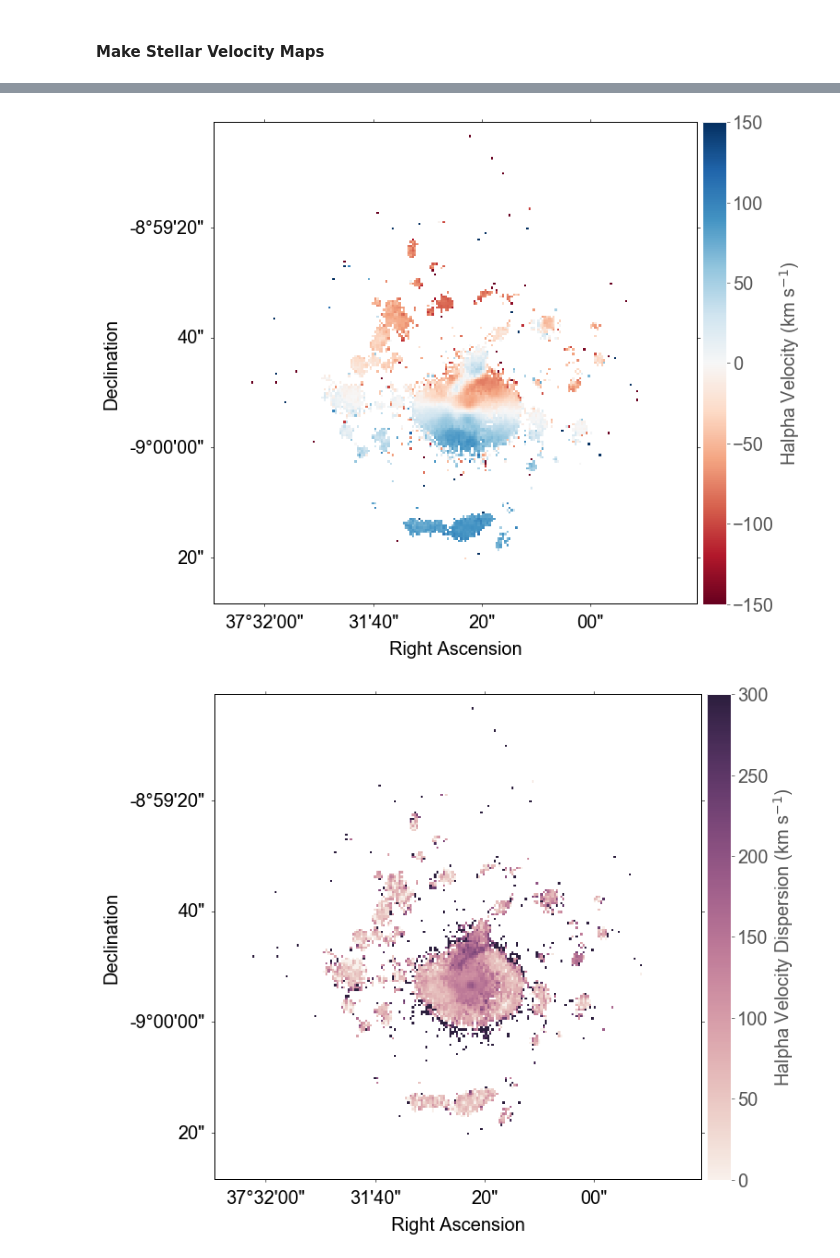
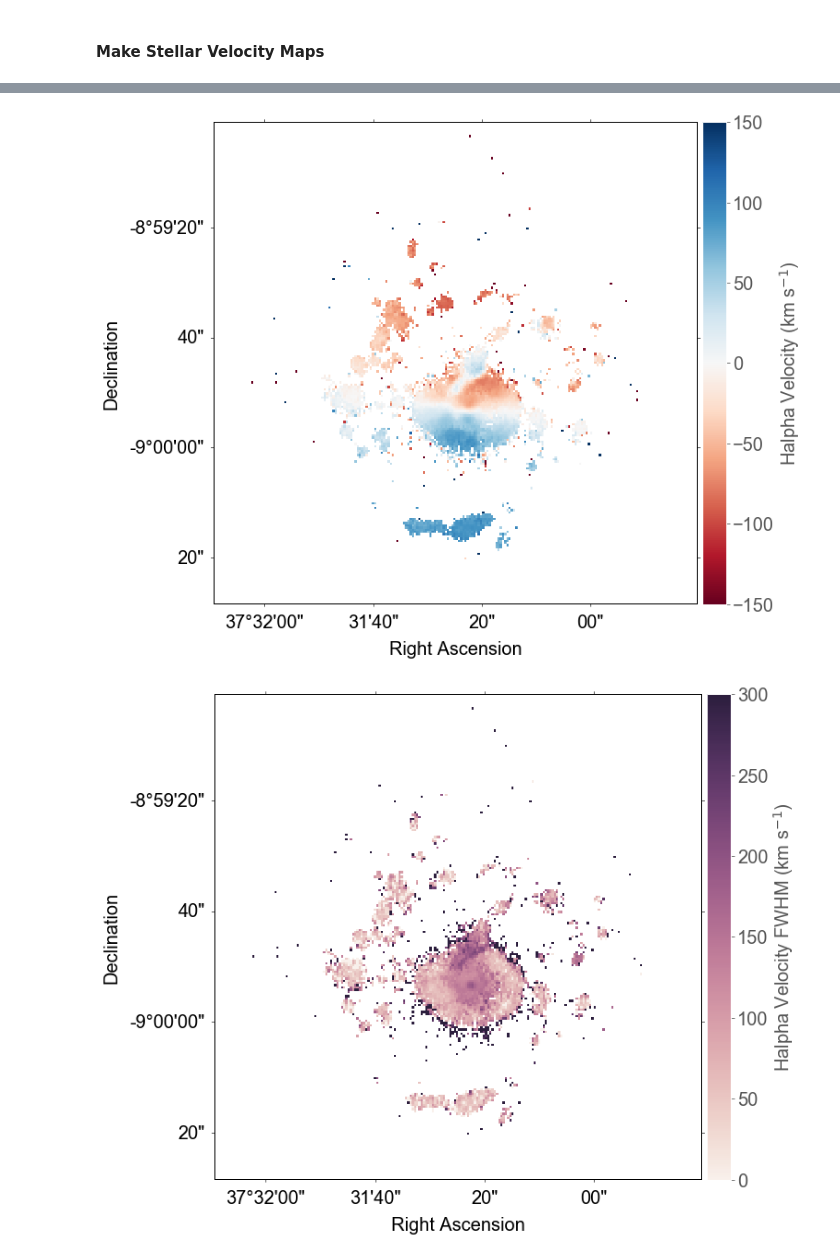
Before and after one commit to granttremblay/Merry_Paper, a Jupyter notebook: MerryMaps.ipynb, the cells around one changed output, grey strips where cells are left out. Cells and saved outputs as stored; diff of their text form; code cells hidden in the pictures.

```diff
--- a/MerryMaps.ipynb
+++ b/MerryMaps.ipynb
@@ -370,7 +370,7 @@ Saved Kinemetry Table to HE0351_kinemetry_table.dat
 he0227_elinetable = cars_data_directory + 'HE0227-0913.eline_table.fits'
 he0351_elinetable = cars_data_directory + 'HE0351+0240.eline_table.fits'
 # %%
-def make_elines(elinetable, eline, fovimage, redshift, name, snthresh=4, velocity_thresh=None, project_by_median=True, project_by_redshift=False, cropbox=None, zoom=False, zoombox=None, wcs=True, nancolor='white', colorbar_scalefactor=0.047, flux_vmin=0, flux_vmax=1, fluxlog=False, vel_vmin=-500, vel_vmax=500, disp_vmin=0, disp_vmax=300, save=True, file_save_directory="./"):
+def make_elines(elinetable, eline, fovimage, redshift, name, snthresh=4, velocity_thresh=None, project_by_median=True, project_by_redshift=False, cropbox=None, zoom=False, zoombox=None, wcs=True, nancolor='white', colorbar_scalefactor=0.047, flux_vmin=0, flux_vmax=1, fluxlog=False, vel_vmin=-500, vel_vmax=500, fwhm_vmin=0, fwhm_vmax=300, save=True, file_save_directory="./"):
 
     table = fits.getdata(elinetable, 1)
 
@@ -431,6 +431,9 @@ def make_elines(elinetable, eline, fovimage, redshift, name, snthresh=4, velocit
         fwhmfig = plt.figure(3, figsize=(10,10))
         fwhmax = fwhmfig.add_subplot(111, projection=wcs)
 
+        dispfig = plt.figure(4, figsize=(10,10))
+        dispax = dispfig.add_subplot(111, projection=wcs)
+
         fluxax.coords[0].set_axislabel('Right Ascension')
         fluxax.coords[1].set_axislabel('Declination')
 
@@ -439,6 +442,9 @@ def make_elines(elinetable, eline, fovimage, redshift, name, snthresh=4, velocit
 
         fwhmax.coords[0].set_axislabel('Right Ascension')
         fwhmax.coords[1].set_axislabel('Declination')
+
+        dispax.coords[0].set_axislabel('Right Ascension')
+        dispax.coords[1].set_axislabel('Declination')
 
     elif wcs is False:
         fluxfig = plt.figure(1, figsize=(10,10))
@@ -450,6 +456,9 @@ def make_elines(elinetable, eline, fovimage, redshift, name, snthresh=4, velocit
         fwhmfig = plt.figure(3, figsize=(10,10))
         fwhmax = fwhmfig.add_subplot(111)
 
+        dispfig = plt.figure(4, figsize=(10,10))
+        dispax = dispfig.add_subplot(111)
+
         fluxax.set_xlabel("X")
         fluxax.set_ylabel("Y")
 
@@ -459,9 +468,15 @@ def make_elines(elinetable, eline, fovimage, redshift, name, snthresh=4, velocit
         fwhmax.set_xlabel("X")
         fwhmax.set_ylabel("Y")
 
+        dispax.set_xlabel("X")
+        dispax.set_ylabel("Y")
+
+
     fluxax.grid(False)
     velax.grid(False)
     fwhmax.grid(False)
+    dispax.grid(False)
+
 
     cmap_flux = cm.magma
     cmap_flux.set_bad(nancolor)
@@ -492,9 +507,13 @@ def make_elines(elinetable, eline, fovimage, redshift, name, snthresh=4, velocit
         vmin=None
         vmax=None
 
-    fwhmframe = fwhmax.imshow(fwhmmap, origin='lower', vmin=disp_vmin, vmax=disp_vmax, cmap=cmap_fwhm, interpolation='nearest')
+    fwhmframe = fwhmax.imshow(fwhmmap, origin='lower', vmin=fwhm_vmin, vmax=fwhm_vmax, cmap=cmap_fwhm, interpolation='nearest')
     fwhmcbar = fwhmfig.colorbar(fwhmframe, fraction=colorbar_scalefactor, pad=0.01)
-    fwhmcbar.set_label(r"{} Velocity Dispersion (km s$^{{-1}}$)".format(eline))
+    fwhmcbar.set_label(r"{} Velocity FWHM (km s$^{{-1}}$)".format(eline))
+
+    dispframe = dispax.imshow(fwhmmap/2.35, origin='lower', vmin=fwhm_vmin/2.35, vmax=fwhm_vmax/2.35, cmap=cmap_fwhm, interpolation='nearest')
+    dispcbar = dispfig.colorbar(dispframe, fraction=colorbar_scalefactor, pad=0.01)
+    dispcbar.set_label(r"{} Velocity Dispersion (km s$^{{-1}}$)".format(eline))
 
     if zoom is True:
         if zoombox is not None:
@@ -513,11 +532,13 @@ def make_elines(elinetable, eline, fovimage, redshift, name, snthresh=4, velocit
         fwhmax.set_xlim(x1, x2)
         fwhmax.set_ylim(y1, y2)
 
+        dispax.set_xlim(x1, x2)
+        dispax.set_ylim(y1, y2)
+
     fluxax.grid(False)
     velax.grid(False)
     fwhmax.grid(False)
-
-
+    dispax.grid(False)
 
     # Save Everything
 
@@ -534,33 +555,38 @@ def make_elines(elinetable, eline, fovimage, redshift, name, snthresh=4, velocit
         fluxfig_pdf_file = "{}_{}_flux.pdf".format(name.replace(" ", ""), eline)
         velfig_pdf_file = "{}_{}_vel.pdf".format(name.replace(" ", ""), eline)
         fwhmfig_pdf_file = "{}_{}_fwhm.pdf".format(name.replace(" ", ""), eline)
+        dispfig_pdf_file = "{}_{}_disp.pdf".format(name.replace(" ", ""), eline)
 
         fluxfig.savefig(file_save_directory + fluxfig_pdf_file, dpi=300, bbox_inches='tight')
         velfig.savefig(file_save_directory + velfig_pdf_file, dpi=300, bbox_inches='tight')
         fwhmfig.savefig(file_save_directory + fwhmfig_pdf_file, dpi=300, bbox_inches='tight')
+        dispfig.savefig(file_save_directory + dispfig_pdf_file, dpi=300, bbox_inches='tight')
         print("Saved {} flux map to {}".format(eline, fluxfig_pdf_file))
         print("Saved {} velocity map to {}".format(eline, velfig_pdf_file))
-        print("Saved {} velocity FWHM map to {}".format(eline, fwhmfig_pdf_file))
+        print("Saved {} velocity FWHM & Dispersion maps to {} & {}".format(eline, fwhmfig_pdf_file, dispfig_pdf_file))
 
         # Save the FITS files
 
         flux_fits_file = "{}_{}_flux.fits".format(name.replace(" ", ""), eline)
         vel_fits_file = "{}_{}_vel.fits".format(name.replace(" ", ""), eline)
         fwhm_fits_file = "{}_{}_fwhm.fits".format(name.replace(" ", ""), eline)
+        disp_fits_file = "{}_{}_disp.fits".format(name.replace(" ", ""), eline)
 
         hdr = WCS(fits.getheader(fovimage, 1)).to_header()
 
         fluxhdu = fits.PrimaryHDU(fluxmap, header=hdr)
         velhdu = fits.PrimaryHDU(velmap, header=hdr)
         fwhmhdu = fits.PrimaryHDU(fwhmmap, header=hdr)
+        disphdu = fits.PrimaryHDU(fwhmmap/2.35, header=hdr)
 
         fluxhdu.writeto(file_save_directory + flux_fits_file, overwrite=True, output_verify='silentfix')
         velhdu.writeto(file_save_directory + vel_fits_file, overwrite=True, output_verify='silentfix')
         fwhmhdu.writeto(file_save_directory + fwhm_fits_file, overwrite=True, output_verify='silentfix')
+        disphdu.writeto(file_save_directory + disp_fits_file, overwrite=True, output_verify='silentfix')
 
         print("Saved {} flux map to {}".format(eline, flux_fits_file))
         print("Saved {} flux velocity to {}".format(eline, vel_fits_file))
-        print("Saved {} fwhm velocity to {}".format(eline, fwhm_fits_file))
+        print("Saved {} velocity FWHM and dispersion maps to {} & {}".format(eline, fwhm_fits_file, disp_fits_file))
 # %%
 make_elines(he0227_elinetable, 'Halpha',
                       he0227_fovimage,
@@ -576,8 +602,8 @@ make_elines(he0227_elinetable, 'Halpha',
                       fluxlog=False,
                       vel_vmin=-150,
                       vel_vmax=150,
-                      disp_vmin=0,
-                      disp_vmax=300,
+                      fwhm_vmin=0,
+                      fwhm_vmax=300,
                       colorbar_scalefactor=0.047, # I'm too lazy to properly implement colorbar resizing
                       project_by_median=True,
                       project_by_redshift=False,
@@ -594,3 +620,3 @@ Saved Halpha fwhm velocity to HE0227_Halpha_fwhm.fits
 [figure]
 [figure]
-[figure, old version]
+[figure, new version]
```
Also changed, not shown: parts of 9 cells of this notebook.
